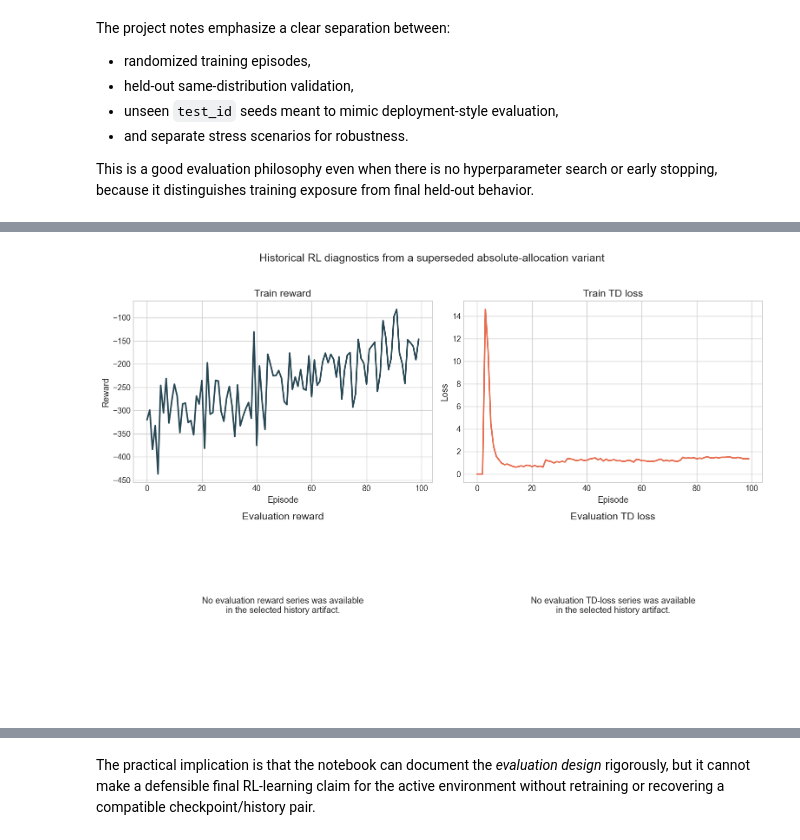
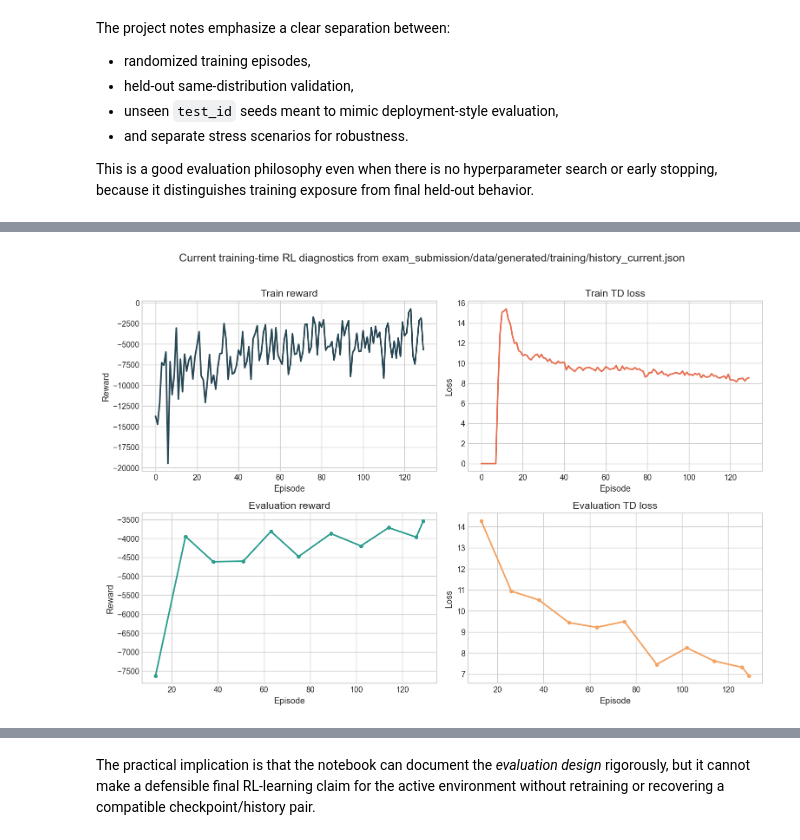
Before and after one commit to AugustHolmDTU/advanced-business-analytics, a Jupyter notebook: exam_submission/exam_storyline.ipynb, the cells around one changed output, grey strips where cells are left out. Saved outputs shown, nothing was run; the diff lists cells and outputs as text; code cells hidden in the pictures.

Commit message:
updated training and eval

```diff
--- a/exam_submission/exam_storyline.ipynb
+++ b/exam_submission/exam_storyline.ipynb
@@ -378,57 +379,46 @@ If the current history file is missing, the notebook falls back to a historical
 # %%
 fig, _ = plot_training_history(training_history, source=training_history_source)
 plt.show()
 
-if training_history_source == 'current':
-    artifact_status = pd.DataFrame({
-        'Status': [
-            'Training history source',
-            'Current compatible RL training history',
-            'Training-time evaluation reward curve',
-            'Training-time evaluation TD-loss curve',
-            'Large final evaluation suite required for this plot',
-        ],
-        'Value': [
-            'outputs/mobile_mcs_line_abc/rl/history.json',
-            'Yes',
-            'Yes' if pd.DataFrame(training_history).get('eval_mean_reward', pd.Series(dtype=float)).notna().any() else 'No',
-            'Yes' if pd.DataFrame(training_history).get('eval_td_loss', pd.Series(dtype=float)).notna().any() else 'No',
-            'No',
-        ],
-        'Interpretation': [
-            'The notebook is using the current training-only artifact.',
-            'This is the correct artifact for train/eval learning curves in the active benchmark.',
-            'Evaluation reward comes from periodic held-out evaluation during training.',
-            'Evaluation TD loss comes from periodic held-out evaluation during training.',
-            'The full validation/test/stress suite is not needed for this section.',
-        ],
-    })
+history_frame = pd.DataFrame(training_history)
+has_eval_reward = history_frame.get('eval_mean_reward', pd.Series(dtype=float)).notna().any()
+has_eval_loss = history_frame.get('eval_td_loss', pd.Series(dtype=float)).notna().any()
+
+if training_history_source == 'submission_copy':
+    history_location = 'exam_submission/data/generated/training/history_current.json'
+    history_note = 'The notebook is using the copied submission artifact.'
+elif training_history_source == 'current_outputs':
+    history_location = 'outputs/mobile_mcs_line_abc/rl/history.json'
+    history_note = 'The notebook is using the local outputs artifact.'
 else:
-    artifact_status = pd.DataFrame({
-        'Status': [
-            'Training history source',
-            'Current compatible RL training history',
-            'Training-time evaluation reward curve',
-            'Training-time evaluation TD-loss curve',
-            'Large final evaluation suite required for this plot',
-        ],
-        'Value': [
-            'Historical fallback artifact',
-            'No',
-            'No',
-            'No',
-            'No',
-        ],
-        'Interpretation': [
-            'The current training-only history file was not found locally.',
-            'Current learning curves cannot be reconstructed from local artifacts yet.',
-            'Held-out eval reward is unavailable until a new training run produces history.json.',
-            'Held-out eval TD loss is unavailable until a new training run produces history.json.',
-            'Even in this fallback case, the large final evaluation suite is still not needed for this section.',
-        ],
-    })
+    history_location = 'Historical fallback artifact'
+    history_note = 'The current training history was not found, so the notebook fell back to the legacy artifact.'
+
+artifact_status = pd.DataFrame({
+    'Status': [
+        'Training history source',
+        'Current compatible RL training history',
+        'Training-time evaluation reward curve',
+        'Training-time evaluation TD-loss curve',
+        'Large final evaluation suite required for this plot',
+    ],
+    'Value': [
+        history_location,
+        'Yes' if training_history_source in {'submission_copy', 'current_outputs'} else 'No',
+        'Yes' if has_eval_reward else 'No',
+        'Yes' if has_eval_loss else 'No',
+        'No',
+    ],
+    'Interpretation': [
+        history_note,
+        'This is the correct artifact for train/eval learning curves in the active benchmark.' if training_history_source in {'submission_copy', 'current_outputs'} else 'Current learning curves cannot be reconstructed from local artifacts yet.',
+        'Evaluation reward comes from periodic held-out evaluation during training.' if has_eval_reward else 'Evaluation reward is not available in the selected history artifact.',
+        'Evaluation TD loss comes from periodic held-out evaluation during training.' if has_eval_loss else 'Evaluation TD loss is not available in the selected history artifact.',
+        'The full validation/test/stress suite is not needed for this section.',
+    ],
+})
 
 display(artifact_status.style.hide(axis='index'))
 # %% [output]
-[figure, old version]
+[figure, new version]
 | Status | Value | Interpretation |
```
Also changed, not shown: parts of 2 cells of this notebook, 4 other files.
